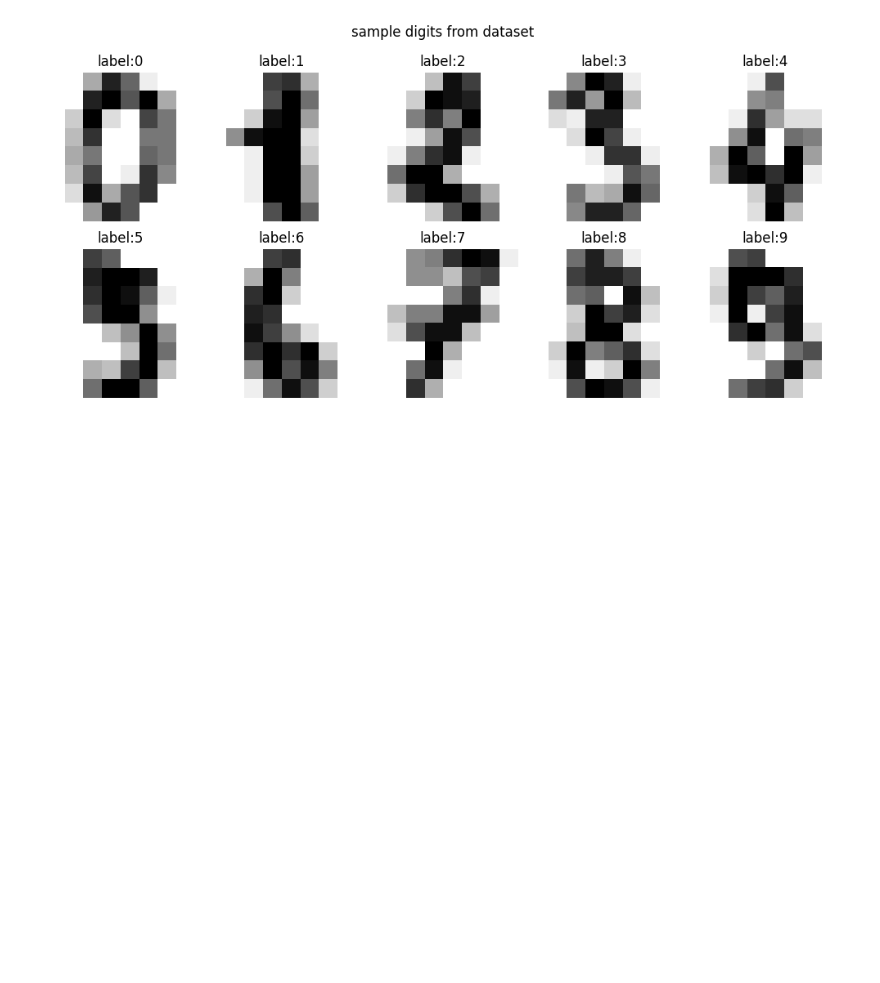
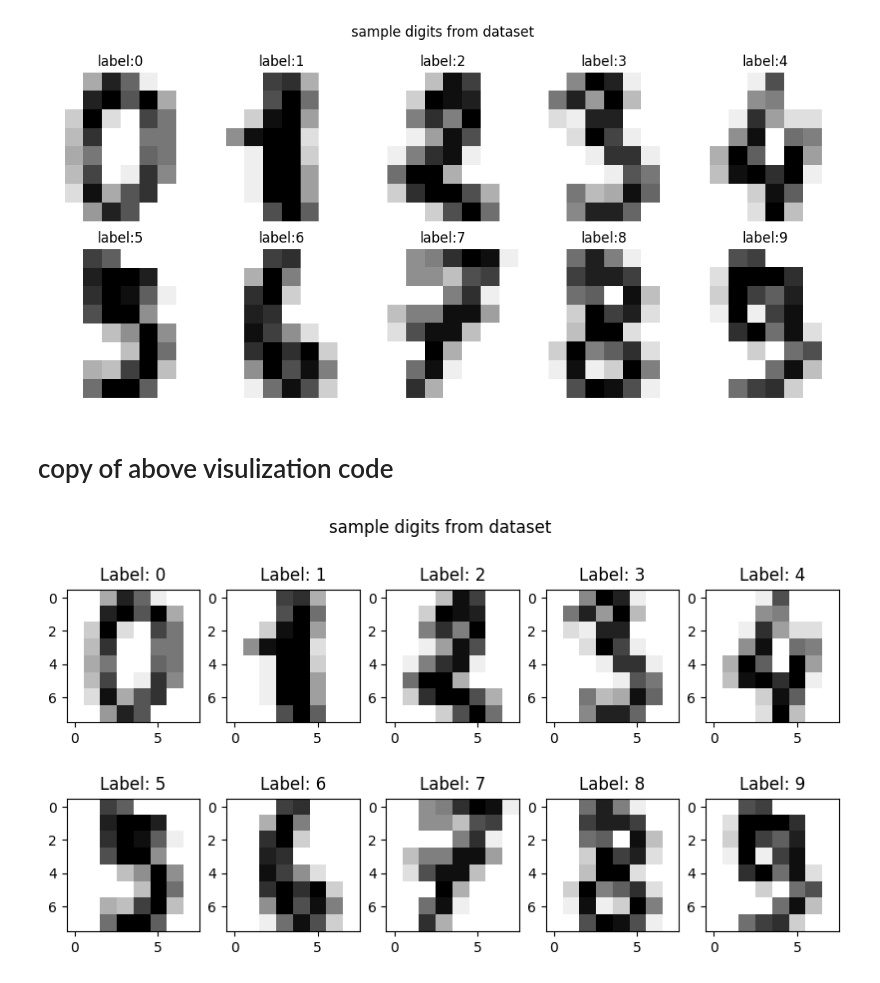
Before and after one commit to Ashumehta1/knn_practices, a Jupyter notebook: knn_digits.ipynb, the cells around one changed output. Cells and saved outputs as stored; diff of their text form; code cells hidden in the pictures; blank space fills up the shorter version.

Commit message:
another way to visulise label dataset of digits

```diff
--- a/knn_digits.ipynb
+++ b/knn_digits.ipynb
@@ -41,15 +41,32 @@ set(y)
 # visulization
 # %%
 from matplotlib.pyplot import cm #cm stand for colormap
-fig, axes,=plt.subplots(2,5,figsize=(10,5)) # creating grid of subplot with (2x5) 2 rows and 5 columns total subplot =10
+fig, axes=plt.subplots(2,5,figsize=(10,5)) # creating grid of subplot with (2x5) 2 rows and 5 columns total subplot =10
 # fig is over all fig and axes is numpy aray 2D
-for ax,image,label in zip(axes.flatten(),digits.images,digits.target): #axes.flatten() to convert into 1D (2X5 array of matrix ito list of 10 axes), digit.image contains 8x8 pixcel image of digit, digit.target contains label(0-9), zip() is iterates over axes, one image and one label at time.
-
-    ax.imshow(image,cmap=cm.gray_r) # cm.gray_r is reserved grayscale colormap (higher pixel value look darker)
-    ax.set_title(f"label:{label}")
-    ax.axis("off")
+for i,image,label in zip(axes.flatten(),digits.images,digits.target): #axes.flatten() to convert into 1D (2X5 array of matrix ito list of 10 axes),
+    #digit.image contains 8x8 pixcel image of digit, digit.target contains label(0-9), zip() is iterates over axes, one image and one label at time.
+    # axes.flatten() is list of subplots ([i,i1,i3......i10])
+    i.imshow(image,cmap=cm.gray_r) # cm.gray_r is reserved grayscale colormap (higher pixel value look darker)
+    #imshow to display image data in subplot
+    i.set_title(f"label:{label}")
+    i.axis("off")
 plt.suptitle("sample digits from dataset",fontsize=12)
-plt.tight_layout()
+plt.tight_layout()# automatically adjust subplot so that not overlap
 plt.show()
 # %% [output]
 [figure]
+# %% [markdown]
+# copy of above visulization code
+# %%
+from matplotlib.pyplot import cm # no need again because already imported
+#fig, axes =plt.Subplots(2,5,figsize=(10,5))
+#fig contains whole figure ie big canvas here i am not using it i can use below code
+_, axes=plt.subplots(2,5,figsize=(10,5))
+for i,image,label in zip(axes.flatten(),digits.images,digits.target):
+    i.imshow(image,cm.gist_gray_r)
+    i.set_title(f"Label: {label}")
+
+plt.suptitle("sample digits from dataset",fontsize=12)
+plt.show()
+# %% [output]
+[figure, added]
```
